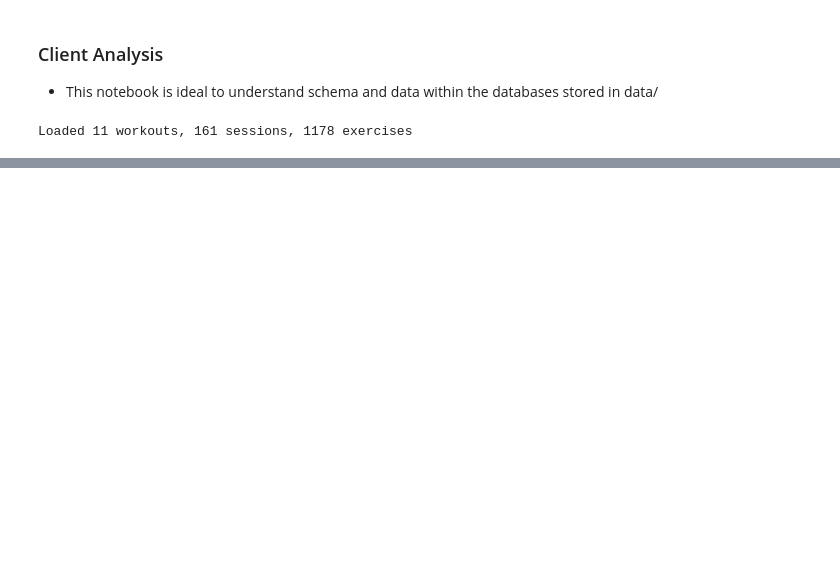
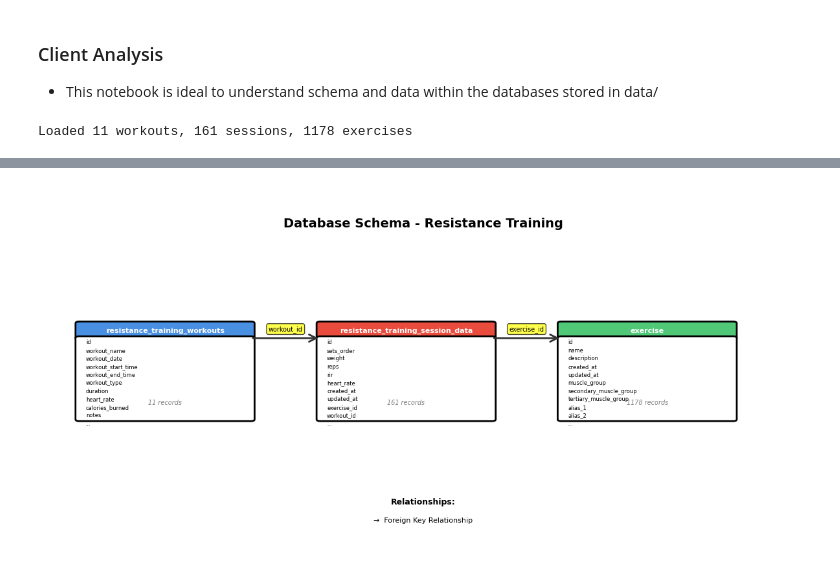
Before and after one commit to ddiaz1126/FibuWorkoutChat, a Jupyter notebook: notebooks/client_anaylsis.ipynb, the cells around one changed output, grey strips where cells are left out. Cells and saved outputs as stored; diff of their text form; code cells hidden in the pictures; blank space fills up the shorter version.

Commit message:
Updated Data (Missing some columns) & ran initial analysis/testing

```diff
--- a/notebooks/client_anaylsis.ipynb
+++ b/notebooks/client_anaylsis.ipynb
@@ -23,0 +30,98 @@ Loaded 11 workouts, 161 sessions, 1178 exercises
+# %%
+# Create figure with adjusted dimensions
+fig, ax = plt.subplots(figsize=(12, 6))
+ax.set_xlim(0, 11)  # Increased right margin
+ax.set_ylim(0, 10)
+ax.axis('off')
+
+# Define table positions - adjusted for better spacing
+tables = {
+    'resistance_training_workouts': {'x': 0.5, 'y': 6, 'color': '#4A90E2'},
+    'resistance_training_session_data': {'x': 4, 'y': 6, 'color': '#E94B3C'},
+    'exercise': {'x': 7.5, 'y': 6, 'color': '#50C878'}
+}
+
+# Function to draw a table
+def draw_table(ax, name, x, y, columns, color):
+    # Table header
+    header = FancyBboxPatch((x, y), 2.5, 0.4, boxstyle="round,pad=0.05",
+                            edgecolor='black', facecolor=color, linewidth=2)
+    ax.add_patch(header)
+    ax.text(x + 1.25, y + 0.2, name, ha='center', va='center',
+            fontsize=8, fontweight='bold', color='white')
+
+    # Table body
+    body_height = min(len(columns), 10) * 0.22  # Reduced spacing
+    body = FancyBboxPatch((x, y - body_height), 2.5, body_height,
+                          boxstyle="round,pad=0.05", edgecolor='black',
+                          facecolor='white', linewidth=2)
+    ax.add_patch(body)
+
+    # Column names
+    for i, col in enumerate(columns[:10]):  # Show first 10 columns
+        ax.text(x + 0.1, y - 0.12 - (i * 0.22), col,
+                fontsize=6, va='center')
+
+    if len(columns) > 10:
+        ax.text(x + 0.1, y - 0.12 - (10 * 0.22), '...',
+                fontsize=6, va='center', style='italic')
+
+# Draw tables with actual column names
+draw_table(ax, 'resistance_training_workouts',
+          tables['resistance_training_workouts']['x'],
+          tables['resistance_training_workouts']['y'],
+          workouts.columns.tolist(),
+          tables['resistance_training_workouts']['color'])
+
+draw_table(ax, 'resistance_training_session_data',
+          tables['resistance_training_session_data']['x'],
+          tables['resistance_training_session_data']['y'],
+          sessions.columns.tolist(),
+          tables['resistance_training_session_data']['color'])
+
+draw_table(ax, 'exercise',
+          tables['exercise']['x'],
+          tables['exercise']['y'],
+          exercises.columns.tolist(),
+          tables['exercise']['color'])
+
+# Draw relationships (arrows)
+# Workout -> Session
+arrow1 = FancyArrowPatch((3, 6), (4, 6),
+                        arrowstyle='->', mutation_scale=20,
+                        linewidth=2, color='#333')
+ax.add_patch(arrow1)
+ax.text(3.5, 6.2, 'workout_id', fontsize=7, ha='center',
+        bbox=dict(boxstyle='round,pad=0.3', facecolor='yellow', alpha=0.7))
+
+# Session -> Exercise
+arrow2 = FancyArrowPatch((6.5, 6), (7.5, 6),
+                        arrowstyle='->', mutation_scale=20,
+                        linewidth=2, color='#333')
+ax.add_patch(arrow2)
+ax.text(7, 6.2, 'exercise_id', fontsize=7, ha='center',
+        bbox=dict(boxstyle='round,pad=0.3', facecolor='yellow', alpha=0.7))
+
+# Add title
+ax.text(5.5, 9, 'Database Schema - Resistance Training',
+        fontsize=14, fontweight='bold', ha='center')
+
+# Add legend
+ax.text(5.5, 1.5, 'Relationships:', fontsize=9, fontweight='bold', ha='center')
+ax.text(5.5, 1.0, '→  Foreign Key Relationship', fontsize=8, ha='center')
+
+# Add record counts
+ax.text(1.75, 4.2, f'{len(workouts)} records', fontsize=7, ha='center',
+        style='italic', color='gray')
+ax.text(5.25, 4.2, f'{len(sessions)} records', fontsize=7, ha='center',
+        style='italic', color='gray')
+ax.text(8.75, 4.2, f'{len(exercises)} records', fontsize=7, ha='center',
+        style='italic', color='gray')
+
+plt.tight_layout()
+plt.savefig('../scripts/database_schema.png', dpi=300, bbox_inches='tight', facecolor='white')
+plt.show()
+
+print("✅ Database diagram saved as 'database_schema.png'")
+# %% [output]
+[figure, added]
```
Also changed, not shown: parts of 21 cells of this notebook, 9 other files.
